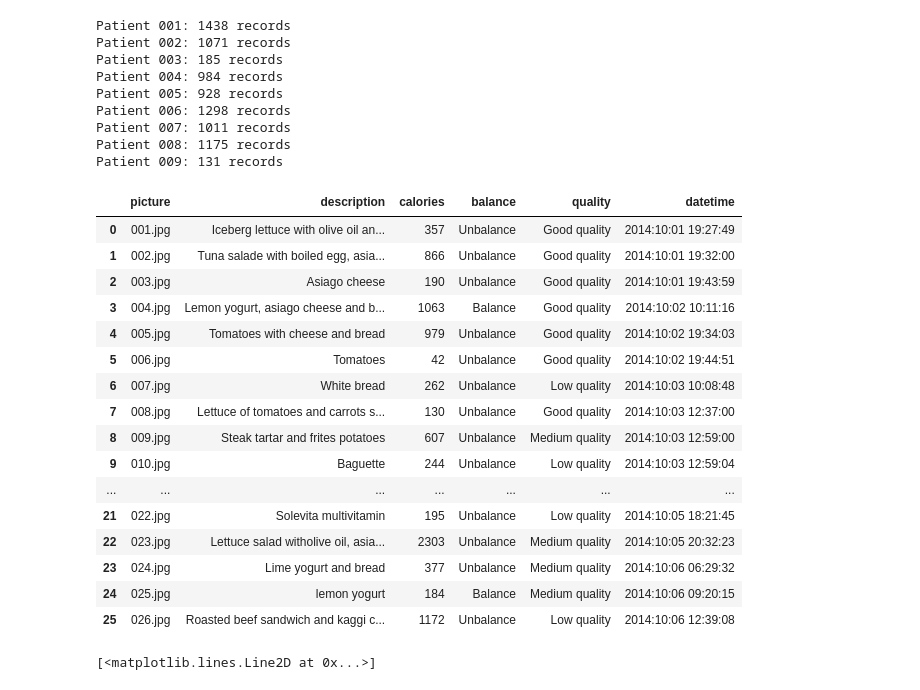
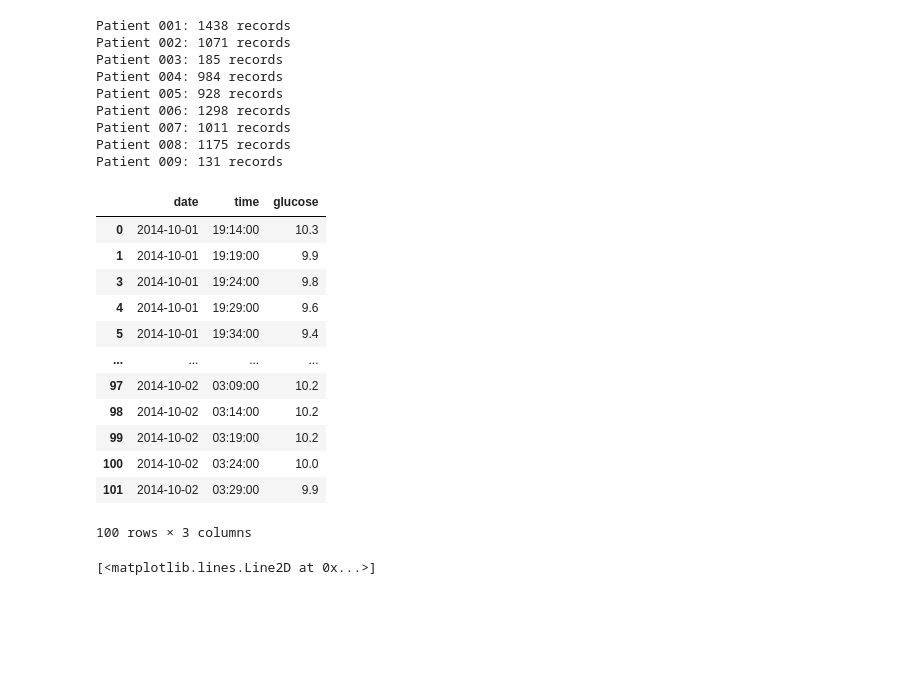
Before and after one commit to sncr0/d1namo, a Jupyter notebook: notebooks/eda-d1namo.ipynb, the cells around one changed output. Drawn from its saved outputs; the diff is of its cells as text; code cells hidden in the pictures; blank space fills up the shorter version.

```diff
--- a/notebooks/eda-d1namo.ipynb
+++ b/notebooks/eda-d1namo.ipynb
@@ -41,26 +41,22 @@ Patient 009: 131 records
 glucose_df = df = pd.read_csv(patient_glucose_path, memory_map=True)
 insulin_df = df = pd.read_csv(patient_insulin_path, memory_map=True)
 food_df = df = pd.read_csv(patient_food_path, memory_map=True)
-# %%
-food_df
-# %% [output]
-|  | picture | description | calories | balance | quality | datetime |
-| 0 | 001.jpg | Iceberg lettuce with olive oil an... | 357 | Unbalance | Good quality | 2014:10:01 19:27:49 |
-| 1 | 002.jpg | Tuna salade with boiled egg, asia... | 866 | Unbalance | Good quality | 2014:10:01 19:32:00 |
-| 2 | 003.jpg | Asiago cheese | 190 | Unbalance | Good quality | 2014:10:01 19:43:59 |
-| 3 | 004.jpg | Lemon yogurt, asiago cheese and b... | 1063 | Balance | Good quality | 2014:10:02 10:11:16 |
-| 4 | 005.jpg | Tomatoes with cheese and bread | 979 | Unbalance | Good quality | 2014:10:02 19:34:03 |
-| 5 | 006.jpg | Tomatoes | 42 | Unbalance | Good quality | 2014:10:02 19:44:51 |
-| 6 | 007.jpg | White bread | 262 | Unbalance | Low quality | 2014:10:03 10:08:48 |
-| 7 | 008.jpg | Lettuce of tomatoes and carrots s... | 130 | Unbalance | Good quality | 2014:10:03 12:37:00 |
-| 8 | 009.jpg | Steak tartar and frites potatoes | 607 | Unbalance | Medium quality | 2014:10:03 12:59:00 |
-| 9 | 010.jpg | Baguette | 244 | Unbalance | Low quality | 2014:10:03 12:59:04 |
-| ... | ... | ... | ... | ... | ... | ... |
-| 21 | 022.jpg | Solevita multivitamin | 195 | Unbalance | Low quality | 2014:10:05 18:21:45 |
-| 22 | 023.jpg | Lettuce salad witholive oil, asia... | 2303 | Unbalance | Medium quality | 2014:10:05 20:32:23 |
-| 23 | 024.jpg | Lime yogurt and bread | 377 | Unbalance | Medium quality | 2014:10:06 06:29:32 |
-| 24 | 025.jpg | lemon yogurt | 184 | Balance | Medium quality | 2014:10:06 09:20:15 |
-| 25 | 026.jpg | Roasted beef sandwich and kaggi c... | 1172 | Unbalance | Low quality | 2014:10:06 12:39:08 |
+# %%
+glucose_df[glucose_df['type'] == "cgm"][0:100][['date', 'time', 'glucose']]
+# %% [output]
+|  | date | time | glucose |
+| 0 | 2014-10-01 | 19:14:00 | 10.3 |
+| 1 | 2014-10-01 | 19:19:00 | 9.9 |
+| 3 | 2014-10-01 | 19:24:00 | 9.8 |
+| 4 | 2014-10-01 | 19:29:00 | 9.6 |
+| 5 | 2014-10-01 | 19:34:00 | 9.4 |
+| ... | ... | ... | ... |
+| 97 | 2014-10-02 | 03:09:00 | 10.2 |
+| 98 | 2014-10-02 | 03:14:00 | 10.2 |
+| 99 | 2014-10-02 | 03:19:00 | 10.2 |
+| 100 | 2014-10-02 | 03:24:00 | 10.0 |
+| 101 | 2014-10-02 | 03:29:00 | 9.9 |
+100 rows × 3 columns
 # %%
 plt.plot(glucose_df['fast_insulin'])
 # %% [output]
```
Also changed, not shown: 21 other files.
